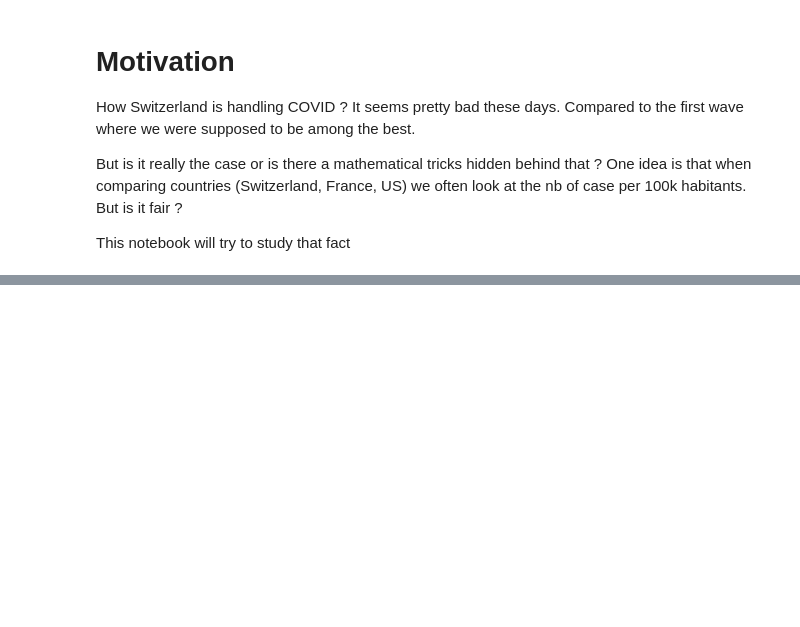
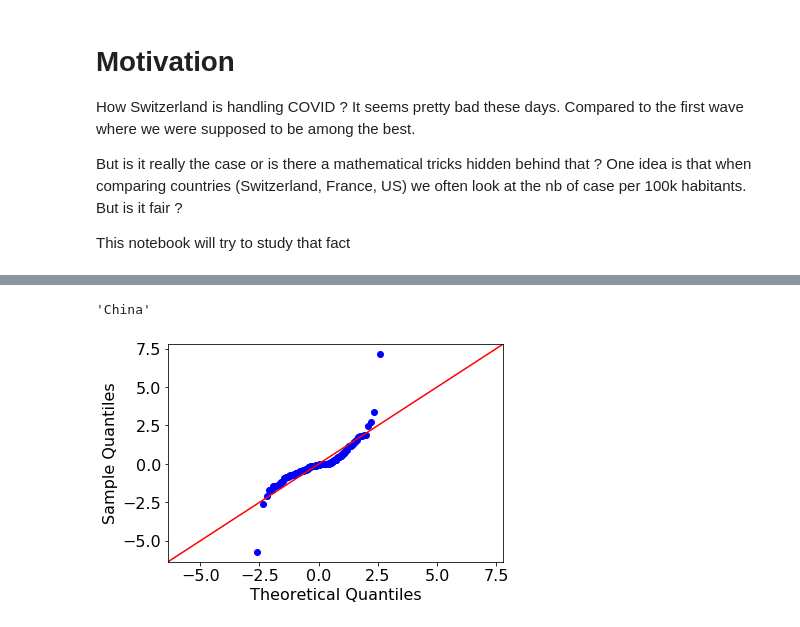
Before and after one commit to ArnaudPannatier/covid-law-of-large-numbers, a Jupyter notebook: covid-law-of-large-numbers.ipynb, the cells around one changed output, grey strips where cells are left out. Saved outputs shown, nothing was run; the diff lists cells and outputs as text; code cells hidden in the pictures; blank space fills up the shorter version.

```diff
--- a/covid-law-of-large-numbers.ipynb
+++ b/covid-law-of-large-numbers.ipynb
@@ -34,6 +34,10 @@ sorted_case = np.array([v for k,v in sorted(total_cases.items(),key =lambda item
 
 sorted_population = np.array([population[k] for k,v in sorted(total_cases.items(),key =lambda item : item[1])])
 
+
+sorted_name = np.array([k for k,v in sorted(total_cases.items(),key =lambda item : item[1])])
+
+
 for k,v in sorted(total_cases.items(),key =lambda item : item[1])[-30:]:
     print(k,"{:.2f}".format(v))
 
@@ -61,3 +125,22 @@ World : 59.23
+# %%
+from scipy.special import xlogy
+
+orange_line = lamb[np.argmax(lgli)]*sorted_population
+
+res = orange_line - sorted_new_case
+
+sq_res = ((res**2)/orange_line).sum()
+
+nrm_res = np.sqrt(2) * np.sign(sorted_new_case-orange_line) * np.sqrt(xlogy(sorted_new_case, sorted_new_case/orange_line) - (sorted_new_case-orange_line))/np.sqrt(sq_res)
+
+
+
+sm.qqplot(nrm_res, fit=True, line="45")
+
+sorted_name[np.argmin(nrm_res)]
+# %% [output]
+'China'
+[figure, added]
 # %%
 import matplotlib.pyplot as plt
 plt.rcParams.update({'font.size': 16})
```
Also changed, not shown: parts of 7 cells of this notebook.
